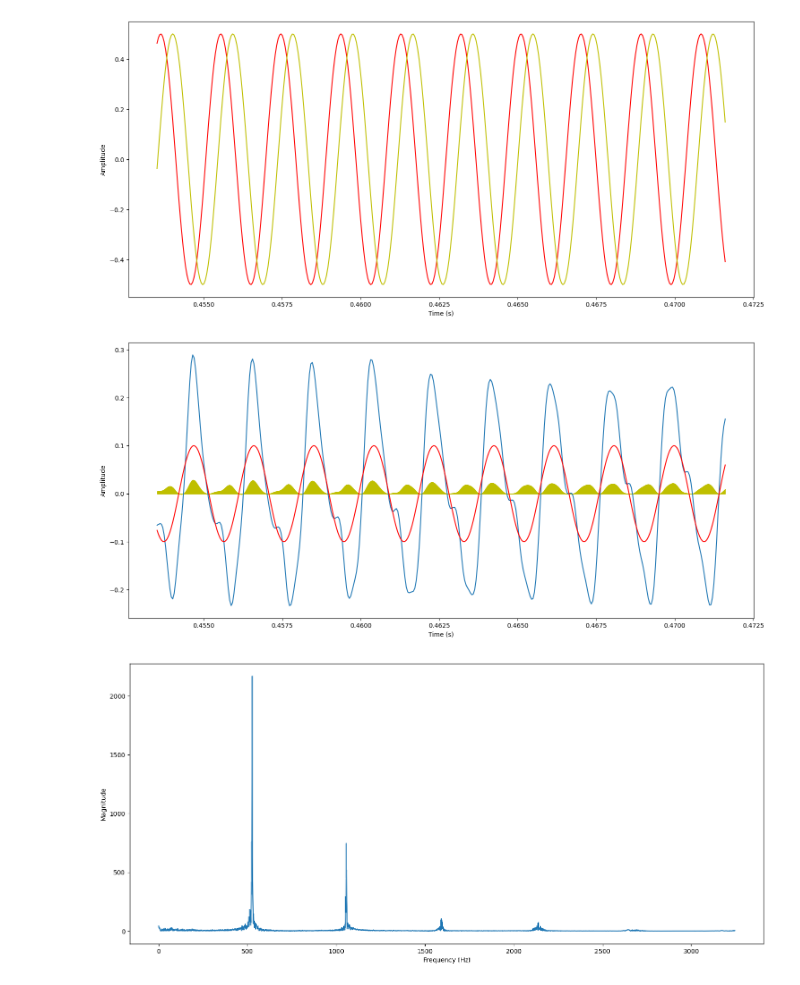
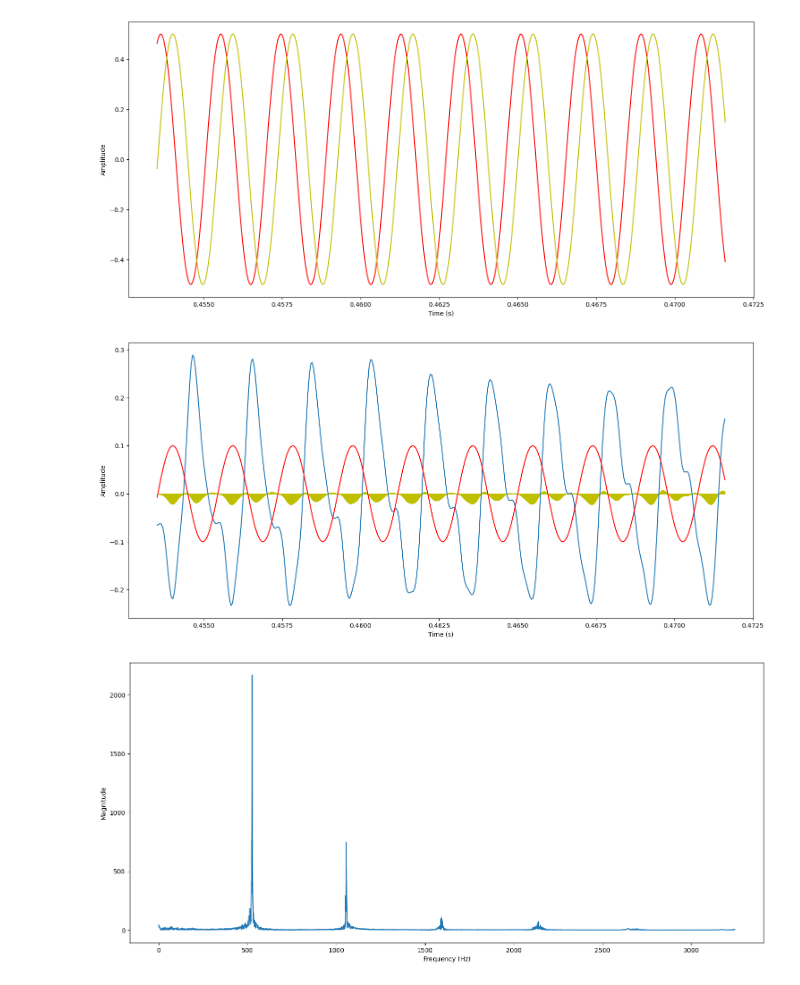
Before and after one commit to ZoroZoro95/Audio-For-ML, a Jupyter notebook: Fourier Transform.ipynb, the cells around one changed output. Saved outputs shown, nothing was run; the diff lists cells and outputs as text; code cells hidden in the pictures.

```diff
--- a/Fourier Transform.ipynb
+++ b/Fourier Transform.ipynb
@@ -36,0 +167,13 @@ start: The starting value of the sequence.stop: The end value of the sequence.nu
+# %%
+N = len(signal) #33968
+ft = np.fft.rfft(signal) #16985 as -ve values are discarded
+magnitude = np.abs(ft)
+frequency = np.fft.rfftfreq(N, d=1/sr)
+"""
+sr = 22050 samples/sec
+N = 33968 samples
+duration ≈ 1.54 sec
+frequency resolution ≈ 0.649 Hz
+Nyquist frequency = 11025 Hz
+useful positive FFT bins = 16985 using rfft
+"""
@@ -97,22 +243,22 @@ plt.show()
 # %%
 # compare signal and sinusoids
 
 f = 523
-phase = 0.55
+phase = 0.2
 
 sin = 0.1 * np.sin(2*np.pi * (f * t - phase))
 
 plt.figure(figsize=(18, 8))
 plt.plot(t[10000:10400], signal[10000:10400])
 plt.plot(t[10000:10400], sin[10000:10400], color="r")
 
 plt.fill_between(t[10000:10400], sin[10000:10400]*signal[10000:10400], color="y")
 
 plt.xlabel("Time (s)")
 plt.ylabel("Amplitude")
 plt.show()
 # %% [output]
-[figure, old version]
+[figure, new version]
 # %%
 # plot spectrum
 plt.figure(figsize=(18, 8))
```
Also changed, not shown: parts of 7 cells of this notebook.
